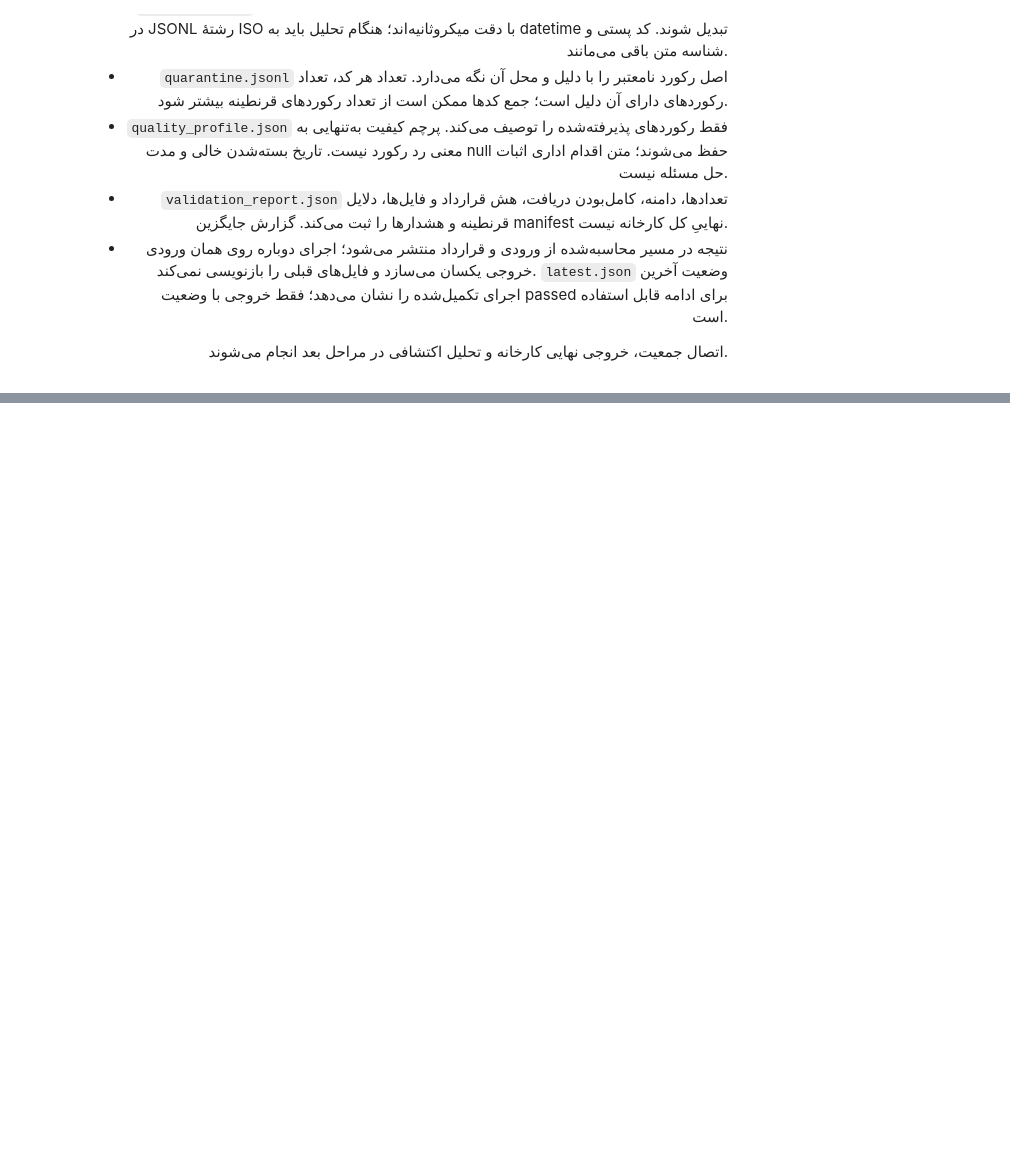
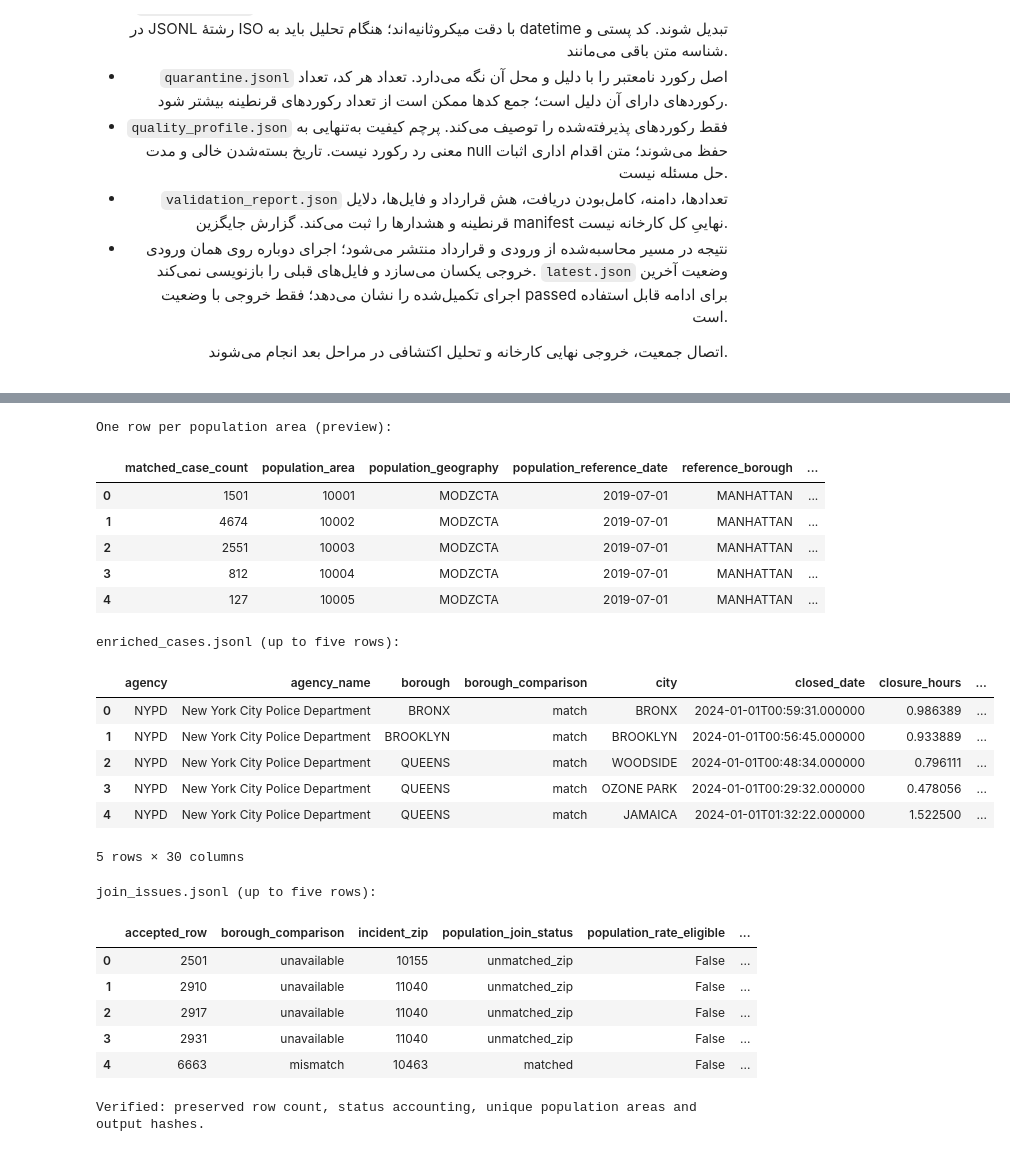
Before and after one commit to Ehsan-soveyzi/data_factory, a Jupyter notebook: challenge_solution.ipynb, the cells around one changed output, grey strips where cells are left out. Drawn from its saved outputs; the diff is of its cells as text; code cells hidden in the pictures; blank space fills up the shorter version.

Commit message:
population merging applied and it's data result are stored in disk(.gitignore file prevent to see them:) ).

```diff
--- a/challenge_solution.ipynb
+++ b/challenge_solution.ipynb
@@ -630,0 +747,49 @@ Verified: row accounting, accepted-key uniqueness and output SHA-256 hashes.
+# %%
+from itertools import islice
+import hashlib
+
+# This reference is small and explicitly bounded; large case output is previewed only.
+with (population_output / "population_areas.jsonl").open(encoding="utf-8") as file:
+    population_areas_table = pd.DataFrame(json.loads(line) for line in file)
+print("One row per population area (preview):")
+display(population_areas_table.head())
+
+for output_name in ("enriched_cases.jsonl", "join_issues.jsonl"):
+    with (population_output / output_name).open(encoding="utf-8") as file:
+        preview = [json.loads(line) for line in islice(file, 5)]
+    print(output_name, "(up to five rows):")
+    display(pd.DataFrame(preview))
+
+assert population_report["input_records"] == population_report["output_records"]
+assert sum(population_report["join_status_counts"].values()) == population_report["output_records"]
+assert sum(population_report["borough_comparison_counts"].values()) == population_report["output_records"]
+assert population_areas_table["population_area"].is_unique
+assert population_areas_table["matched_case_count"].sum() == population_report["join_status_counts"].get("matched", 0)
+for output_name, metadata in population_report["files"].items():
+    with (population_output / output_name).open("rb") as file:
+        assert hashlib.file_digest(file, "sha256").hexdigest() == metadata["sha256"]
+print("Verified: preserved row count, status accounting, unique population areas and output hashes.")
+# %% [output]
+One row per population area (preview):
+|  | matched_case_count | population_area | population_geography | population_reference_date | reference_borough | ... |
+| 0 | 1501 | 10001 | MODZCTA | 2019-07-01 | MANHATTAN | ... |
+| 1 | 4674 | 10002 | MODZCTA | 2019-07-01 | MANHATTAN | ... |
+| 2 | 2551 | 10003 | MODZCTA | 2019-07-01 | MANHATTAN | ... |
+| 3 | 812 | 10004 | MODZCTA | 2019-07-01 | MANHATTAN | ... |
+| 4 | 127 | 10005 | MODZCTA | 2019-07-01 | MANHATTAN | ... |
+enriched_cases.jsonl (up to five rows):
+|  | agency | agency_name | borough | borough_comparison | city | closed_date | closure_hours | ... |
+| 0 | NYPD | New York City Police Department | BRONX | match | BRONX | 2024-01-01T00:59:31.000000 | 0.986389 | ... |
+| 1 | NYPD | New York City Police Department | BROOKLYN | match | BROOKLYN | 2024-01-01T00:56:45.000000 | 0.933889 | ... |
+| 2 | NYPD | New York City Police Department | QUEENS | match | WOODSIDE | 2024-01-01T00:48:34.000000 | 0.796111 | ... |
+| 3 | NYPD | New York City Police Department | QUEENS | match | OZONE PARK | 2024-01-01T00:29:32.000000 | 0.478056 | ... |
+| 4 | NYPD | New York City Police Department | QUEENS | match | JAMAICA | 2024-01-01T01:32:22.000000 | 1.522500 | ... |
+5 rows × 30 columns
+join_issues.jsonl (up to five rows):
+|  | accepted_row | borough_comparison | incident_zip | population_join_status | population_rate_eligible | ... |
+| 0 | 2501 | unavailable | 10155 | unmatched_zip | False | ... |
+| 1 | 2910 | unavailable | 11040 | unmatched_zip | False | ... |
+| 2 | 2917 | unavailable | 11040 | unmatched_zip | False | ... |
+| 3 | 2931 | unavailable | 11040 | unmatched_zip | False | ... |
+| 4 | 6663 | mismatch | 10463 | matched | False | ... |
+Verified: preserved row count, status accounting, unique population areas and output hashes.
```
Also changed, not shown: parts of 4 cells of this notebook, 2 other files.
